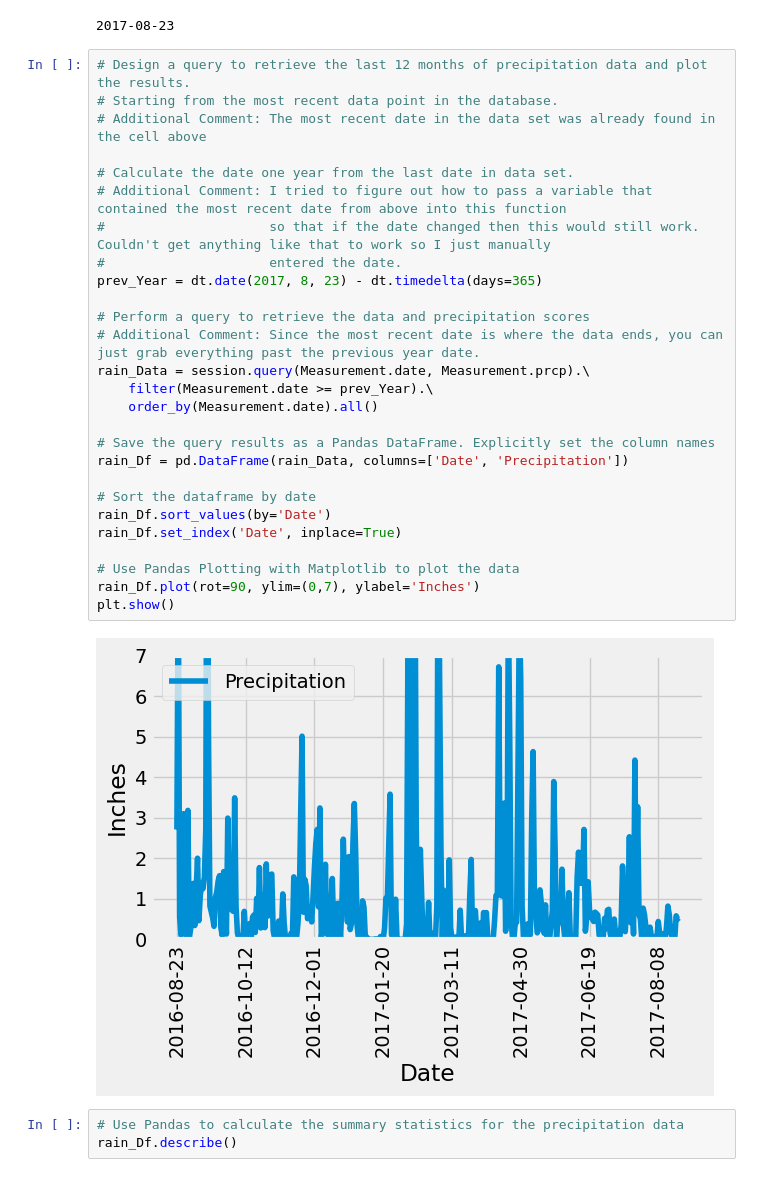
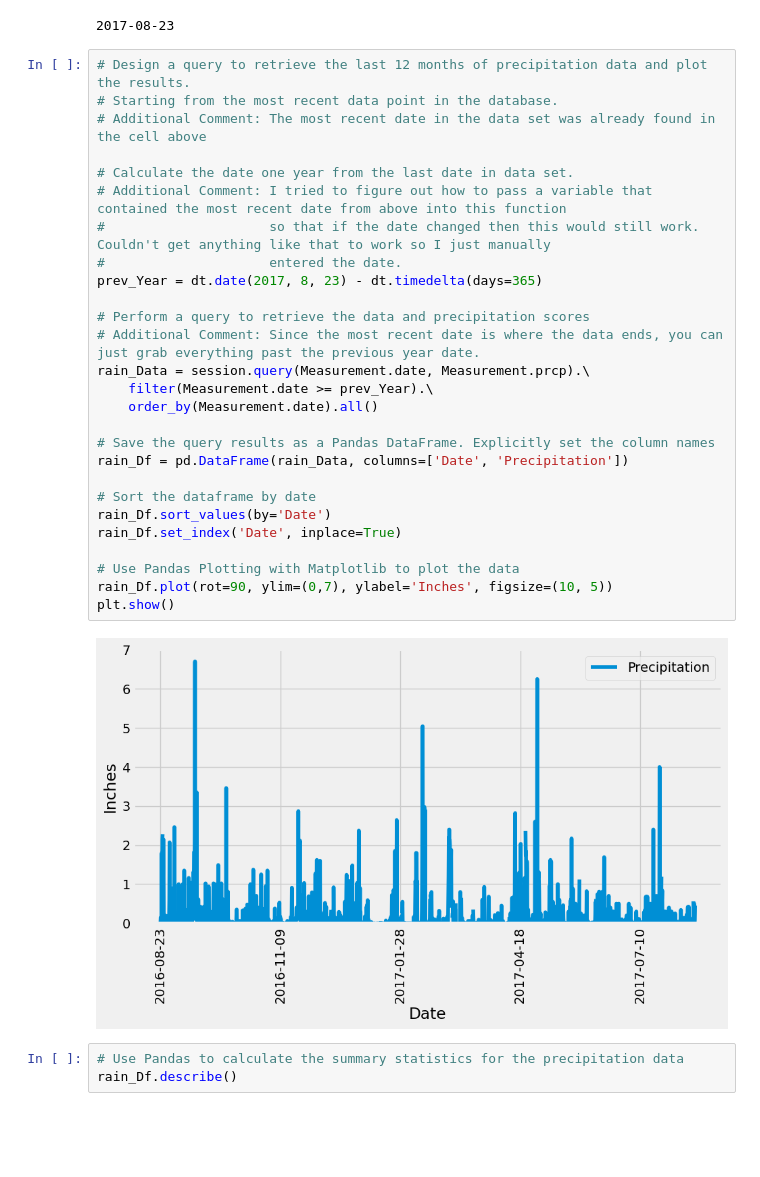
Before and after one commit to cartysw/sqlalchemy-challenge, a Jupyter notebook: SurfsUp/climate_starter.ipynb, the cells around one changed output. Drawn from its saved outputs; the diff is of its cells as text; blank space fills up the shorter version.

Commit message:
quick graph fix

```diff
--- a/SurfsUp/climate_starter.ipynb
+++ b/SurfsUp/climate_starter.ipynb
@@ -47,32 +47,32 @@ print(recent_Date.date)
 # %%
 # Design a query to retrieve the last 12 months of precipitation data and plot the results.
 # Starting from the most recent data point in the database.
 # Additional Comment: The most recent date in the data set was already found in the cell above
 
 # Calculate the date one year from the last date in data set.
 # Additional Comment: I tried to figure out how to pass a variable that contained the most recent date from above into this function
 #                     so that if the date changed then this would still work. Couldn't get anything like that to work so I just manually
 #                     entered the date.
 prev_Year = dt.date(2017, 8, 23) - dt.timedelta(days=365)
 
 # Perform a query to retrieve the data and precipitation scores
 # Additional Comment: Since the most recent date is where the data ends, you can just grab everything past the previous year date.
 rain_Data = session.query(Measurement.date, Measurement.prcp).\
     filter(Measurement.date >= prev_Year).\
     order_by(Measurement.date).all()
 
 # Save the query results as a Pandas DataFrame. Explicitly set the column names
 rain_Df = pd.DataFrame(rain_Data, columns=['Date', 'Precipitation'])
 
 # Sort the dataframe by date
 rain_Df.sort_values(by='Date')
 rain_Df.set_index('Date', inplace=True)
 
 # Use Pandas Plotting with Matplotlib to plot the data
-rain_Df.plot(rot=90, ylim=(0,7), ylabel='Inches')
+rain_Df.plot(rot=90, ylim=(0,7), ylabel='Inches', figsize=(10, 5))
 plt.show()
 # %% [output]
-[figure, old version]
+[figure, new version]
 # %%
 # Use Pandas to calculate the summary statistics for the precipitation data
 rain_Df.describe()
```
